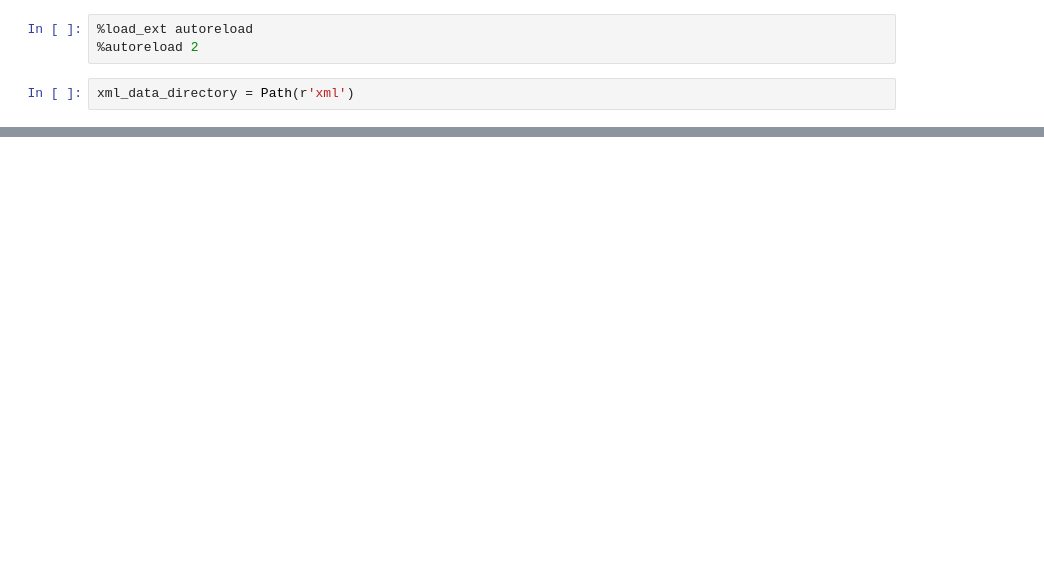
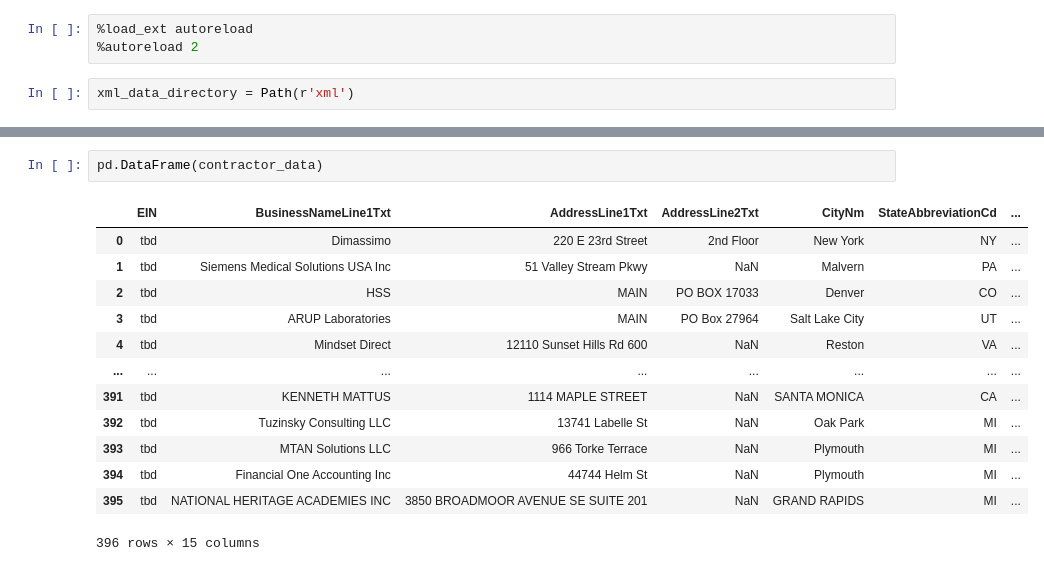
Before and after one commit to ChrisPleman/influence-network, a Jupyter notebook: Nonprofits/inspect_form990_parser.ipynb, the cells around one changed output, grey strips where cells are left out. Cells and saved outputs as stored; diff of their text form; blank space fills up the shorter version.

```diff
--- a/Nonprofits/inspect_form990_parser.ipynb
+++ b/Nonprofits/inspect_form990_parser.ipynb
@@ -93,0 +116,16 @@ pd.DataFrame(return_data).head()
+# %%
+pd.DataFrame(contractor_data)
+# %% [output]
+|  | EIN | BusinessNameLine1Txt | AddressLine1Txt | AddressLine2Txt | CityNm | StateAbbreviationCd | ... |
+| 0 | tbd | Dimassimo | 220 E 23rd Street | 2nd Floor | New York | NY | ... |
+| 1 | tbd | Siemens Medical Solutions USA Inc | 51 Valley Stream Pkwy | NaN | Malvern | PA | ... |
+| 2 | tbd | HSS | MAIN | PO BOX 17033 | Denver | CO | ... |
+| 3 | tbd | ARUP Laboratories | MAIN | PO Box 27964 | Salt Lake City | UT | ... |
+| 4 | tbd | Mindset Direct | 12110 Sunset Hills Rd 600 | NaN | Reston | VA | ... |
+| ... | ... | ... | ... | ... | ... | ... | ... |
+| 391 | tbd | KENNETH MATTUS | 1114 MAPLE STREET | NaN | SANTA MONICA | CA | ... |
+| 392 | tbd | Tuzinsky Consulting LLC | 13741 Labelle St | NaN | Oak Park | MI | ... |
+| 393 | tbd | MTAN Solutions LLC | 966 Torke Terrace | NaN | Plymouth | MI | ... |
+| 394 | tbd | Financial One Accounting Inc | 44744 Helm St | NaN | Plymouth | MI | ... |
+| 395 | tbd | NATIONAL HERITAGE ACADEMIES INC | 3850 BROADMOOR AVENUE SE SUITE 201 | NaN | GRAND RAPIDS | MI | ... |
+396 rows × 15 columns
```
Also changed, not shown: parts of 6 cells of this notebook.
